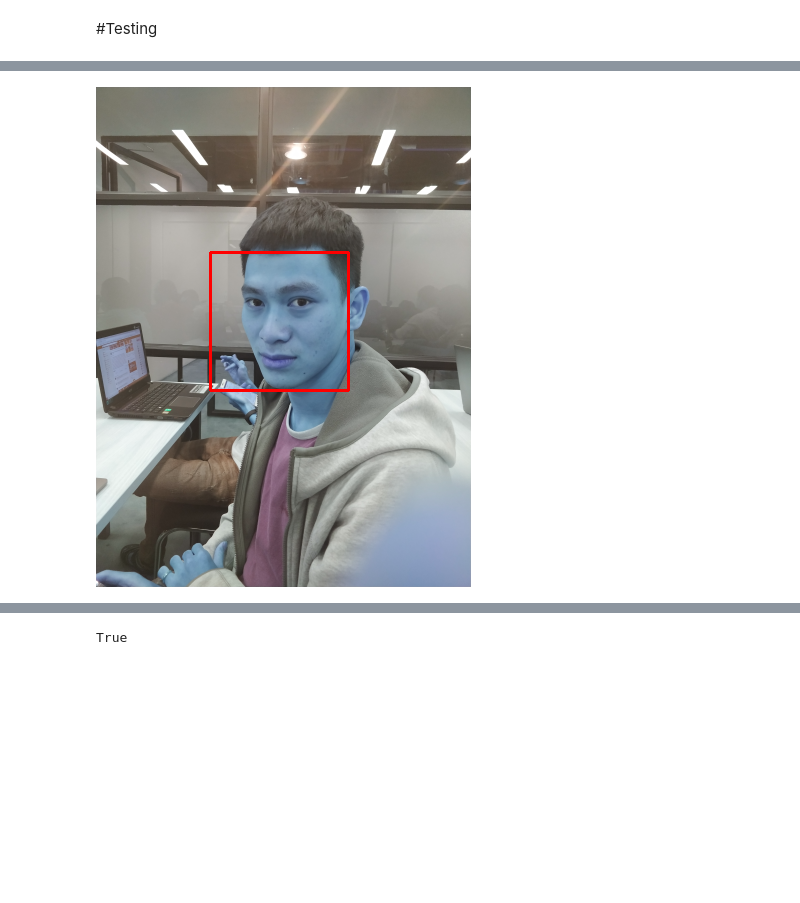
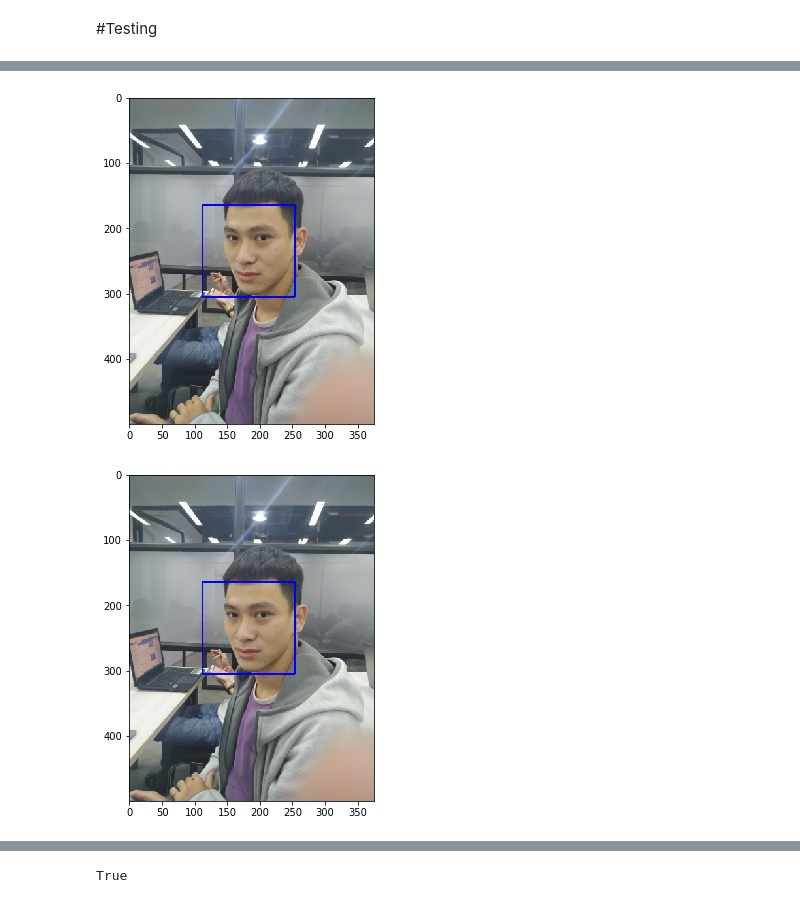
Before and after one commit to victornguyen18/devc_project, a Jupyter notebook: controller/facial_verification.ipynb, the cells around one changed output, grey strips where cells are left out. Saved outputs shown, nothing was run; the diff lists cells and outputs as text; code cells hidden in the pictures; blank space fills up the shorter version.

```diff
--- a/controller/facial_verification.ipynb
+++ b/controller/facial_verification.ipynb
@@ -46,2 +32,9 @@ copy(src, dst)
+# %%
+path_cccd = "../image/cccd/"
+path_facial_verification = "../image/facial_verification/"
+
+def show_image(image):
+    plt.imshow(image, cmap='gray')
+    plt.show()
 # %% [markdown]
 #Utilities For Facenet
@@ -145,5 +124,5 @@ from keras.preprocessing.image import img_to_array
 # %%
-xml = 'xml/haarcascade_frontalface_default.xml'
+xml = 'pretrained_model/haarcascade_frontalface_default.xml'
 def cascade_detector(image, xml=xml, scale_factor=1.3, min_neighbors=5):
     """ implement Haar or LBP Feature-based Cascade Classifiers from OpenCV
         change the xml to specify Haar or LBP Cascade detector
@@ -164,8 +143,8 @@ def cascade_detector(image, xml=xml, scale_factor=1.3, min_neighbors=5):
 class face_verify(object):
     """ class for face verification """
     def __init__(self,
-                 path='./models/facenet-margin-03-final.h5',
-                 xml='./xmls/haarcascade_frontalface_default.xml'):
+                 path='pretrained_model/facenet-margin-04-final.h5',
+                 xml='pretrained_model/haarcascade_frontalface_default.xml'):
         """ initialize the face verification api """
         self.path = path
         self.xml = xml
@@ -252,9 +214,9 @@ cv2_imshow(img_scale)
 # %%
-haar_xml = 'xml/haarcascade_frontalface_default.xml'
+haar_xml = 'pretrained_model/haarcascade_frontalface_default.xml'
 # gray = cv2.cvtColor(img_scale, cv2.COLOR_BGR2GRAY)
 try:
-  faces = cascade_detector(img_scale, xml=haar_xml, scale_factor=1.3, min_neighbors=5)
+    faces = cascade_detector(img_scale, xml=haar_xml, scale_factor=1.3, min_neighbors=5)
 except:
-  print('oops')
+    print('oops')
 # %%
 rec_images = denote_face(img_scale, faces)
@@ -269,7 +229,6 @@ cv2_imshow(BGR2RGB(cropped))
 # %%
-portrait_path = 'image/CMN_Portrait.jpg'
-portrait = cv2.imread(portrait_path, cv2.IMREAD_COLOR)
-#ratio = portrait.shape[0] / 500.0
+portrait_path = path_facial_verification + 'NPXT_Portrait.jpg'
+portrait = cv.imread(portrait_path, cv.IMREAD_COLOR)
 portrait_scale = imutils.resize(portrait, height = 500)
-cv2_imshow(portrait_scale)
+show_image(portrait_scale)
 # %% [output]
@@ -282,7 +242,8 @@ except:
 # %%
 rec_portrait_images = denote_face(portrait_scale, faces_portrait)
-cv2_imshow(BGR2RGB(rec_portrait_images))
+show_image(BGR2RGB(rec_portrait_images))
 # %% [output]
-[figure, old version]
+[figure, new version]
+[figure, added]
 # %%
 cropped_portrait = crop_face(portrait_scale, faces_portrait, scale_factor=1.3, target_size=(256, 256))
```
Also changed, not shown: parts of 21 cells of this notebook, 17 other files.
